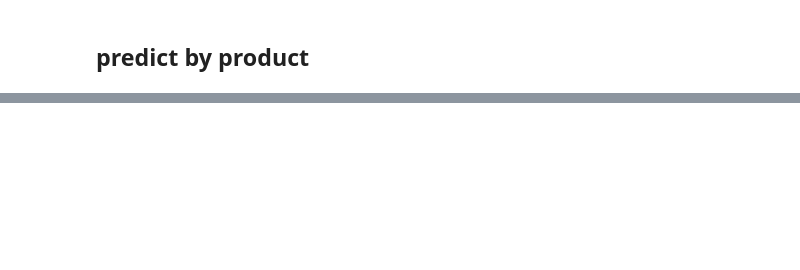
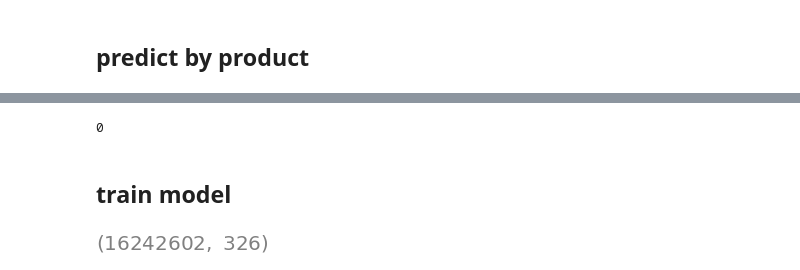
Before and after one commit to hw79chopin/ec2-deepiv-training, a Jupyter notebook: jupyter/5_2_2_Modeling (Deep IV, training, EC2).ipynb, the cells around one changed output, grey strips where cells are left out. Cells and saved outputs as stored; diff of their text form; code cells hidden in the pictures; blank space fills up the shorter version.

```diff
--- a/jupyter/5_2_2_Modeling (Deep IV, training, EC2).ipynb
+++ b/jupyter/5_2_2_Modeling (Deep IV, training, EC2).ipynb
@@ -700,6 +710,5 @@ df_product = df_model.drop_duplicates(subset=['product_id', 'category_1', 'brand
 # %%
 ''' oragnize columns and make dummy columns '''
-df_model['likes_count_cumsum_1k'] = df_model['likes_count_cumsum'] / 1000
 df_model_org = df_model[['product_id',
                          'itt_hour_ln', # DV
                          'premium_perc', # IV
@@ -898,0 +946,11 @@ display(df_pred_results.tail())
+# %%
+''' oragnize columns and make dummy columns '''
+df_model_org = df_model[['product_id',
+                         'itt_hour_ln', # DV
+                         'premium_perc', # IV
+                         'category_1', 'yyyy', 'mm', 'brand_rename',  # Dummies
+                         'msrp_dollar_ln', 'with_release_date', 'days_since_release_ln', # independent variables
+                         'likes_count_cumsum_1k' # instrumental variable
+                        ] + [col for col in df_model.columns if "VAE" in col] # product vector
+]
+df_model_org = optimize(pd.get_dummies(df_model_org, columns=['category_1', 'yyyy' ,'mm', 'brand_rename'],  dtype=np.int8))
@@ -898,0 +973,20 @@ display(df_pred_results.tail())
+# %%
+''' NA check '''
+df_model_org.isnull().sum().sum()
+# %% [output]
+0
+# %% [markdown]
+## train model
+# %%
+y = df_model_org[['itt_hour_ln']].values
+t = df_model_org[['premium_perc']].values
+x = df_model_org.drop(columns=['product_id',
+                                'itt_hour_ln', # y
+                                'premium_perc', # x
+                                'likes_count_cumsum_1k', # instrumental variable
+                               ]).values
+z = df_model_org[['likes_count_cumsum_1k']].values
+# %%
+x.shape
+# %% [output]
+[figure, added]
```
Also changed, not shown: parts of 132 cells of this notebook.
